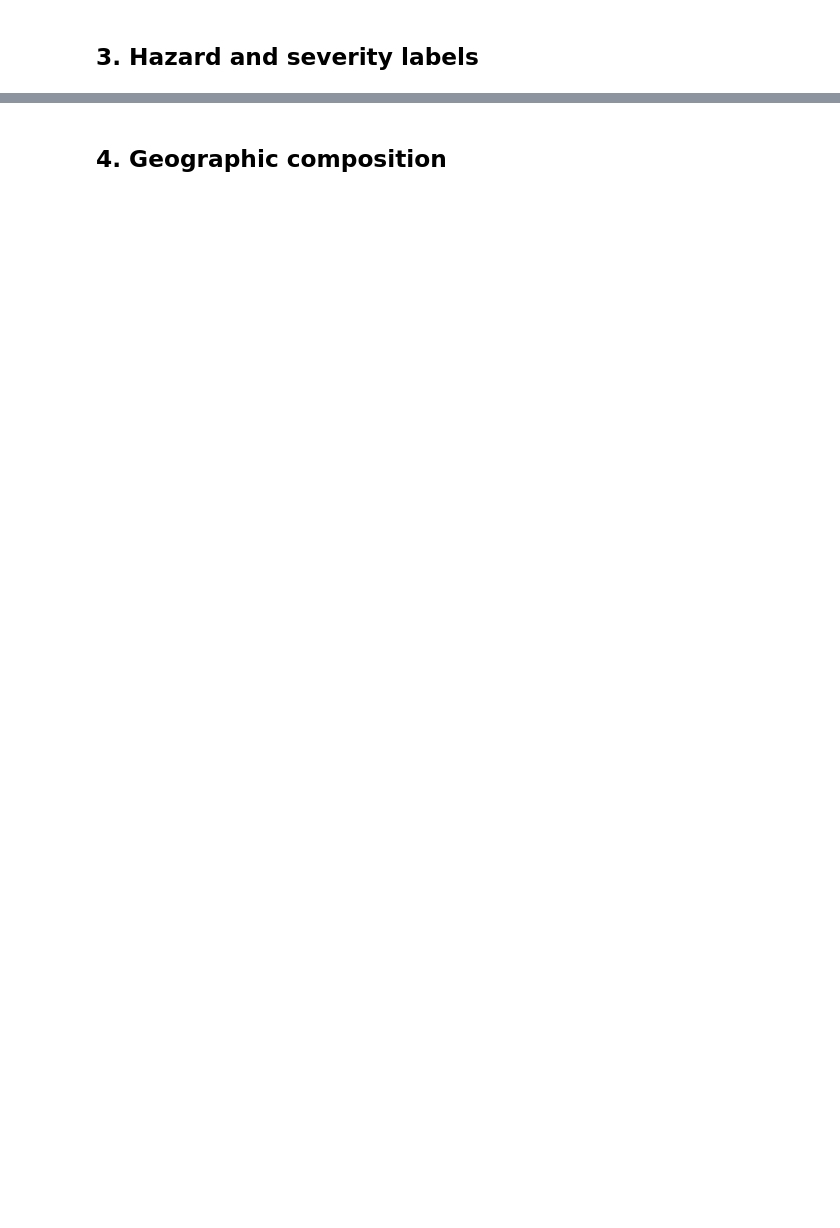
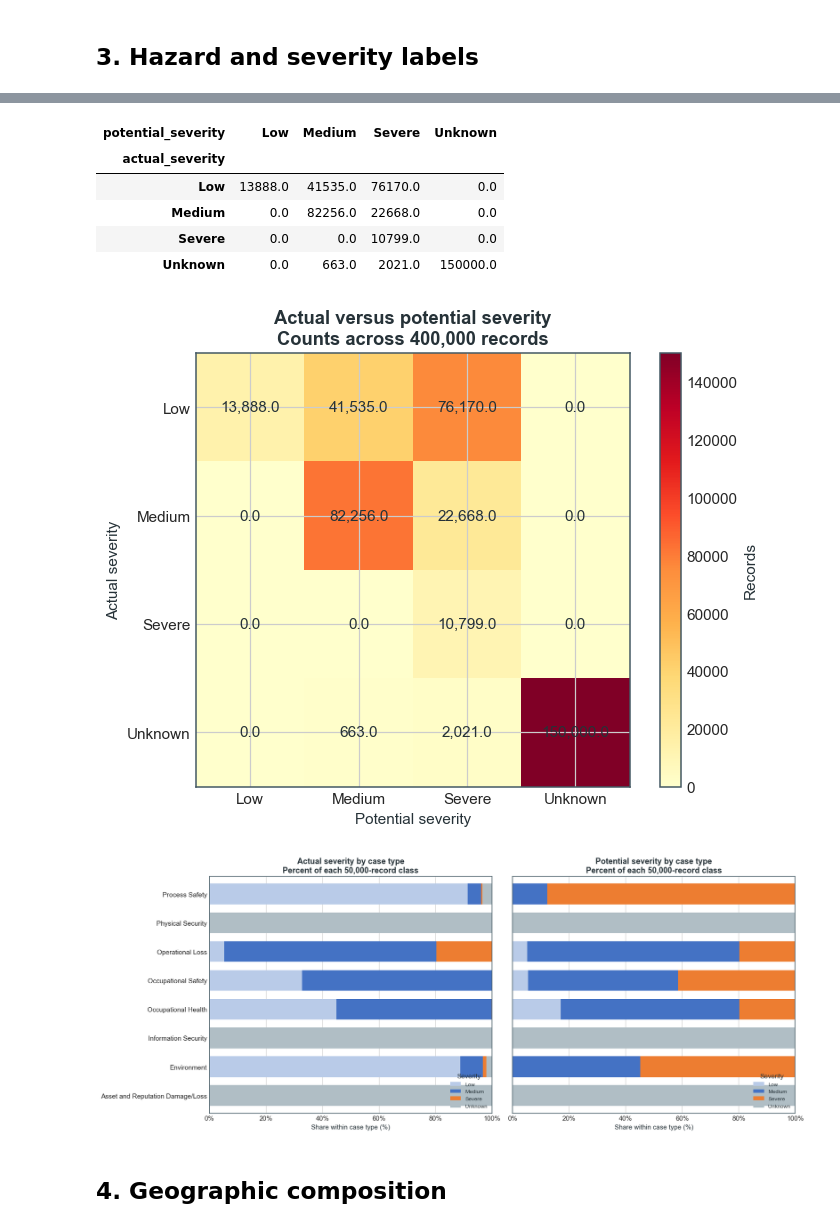
Before and after one commit to ShariarImroze/hsse-chatbot-implement, a Jupyter notebook: notebooks/hsse_exploratory_analysis.ipynb, the cells around one changed output, grey strips where cells are left out. Drawn from its saved outputs; the diff is of its cells as text; code cells hidden in the pictures; blank space fills up the shorter version.

```diff
--- a/notebooks/hsse_exploratory_analysis.ipynb
+++ b/notebooks/hsse_exploratory_analysis.ipynb
@@ -174,33 +343,79 @@ plt.show()
 # %%
 severity = pd.read_sql_query(
     '''
     SELECT actual_severity, potential_severity, COUNT(*) AS records
     FROM incidents
     GROUP BY actual_severity, potential_severity
     ''',
     connection,
 )
 severity_matrix = severity.pivot_table(
     index="actual_severity",
     columns="potential_severity",
     values="records",
     fill_value=0,
 ).reindex(index=["Low", "Medium", "Severe", "Unknown"],
           columns=["Low", "Medium", "Severe", "Unknown"], fill_value=0)
 display(severity_matrix)
 
 fig, ax = plt.subplots(figsize=(6.5, 5))
 image = ax.imshow(severity_matrix, cmap="YlOrRd")
 ax.set_xticks(range(4), severity_matrix.columns)
 ax.set_yticks(range(4), severity_matrix.index)
 ax.set(xlabel="Potential severity", ylabel="Actual severity",
-       title="Actual vs potential severity")
+       title="Actual versus potential severity\nCounts across 400,000 records")
 for i in range(4):
     for j in range(4):
         ax.text(j, i, f"{severity_matrix.iloc[i, j]:,}", ha="center", va="center")
 fig.colorbar(image, ax=ax, label="Records")
 plt.tight_layout()
 plt.show()
+
+severity_by_case = pd.read_sql_query(
+    '''
+    SELECT case_type, actual_severity, potential_severity, COUNT(*) AS records
+    FROM incidents
+    GROUP BY case_type, actual_severity, potential_severity
+    ''',
+    connection,
+)
+severity_order = ["Low", "Medium", "Severe", "Unknown"]
+severity_colors = [
+    COLORS["light_blue"], COLORS["blue"], COLORS["orange"], "#B0BEC5"
+]
+fig, axes = plt.subplots(1, 2, figsize=(15, 6), sharey=True)
+for axis, severity_field, label in [
+    (axes[0], "actual_severity", "Actual severity"),
+    (axes[1], "potential_severity", "Potential severity"),
+]:
+    grouped = (
+        severity_by_case.groupby(["case_type", severity_field])["records"]
+        .sum()
+        .unstack(fill_value=0)
+        .reindex(columns=severity_order, fill_value=0)
+    )
+    grouped_pct = grouped.div(grouped.sum(axis=1), axis=0) * 100
+    grouped_pct.plot.barh(
+        stacked=True, ax=axis, color=severity_colors, width=0.72
+    )
+    axis.set(
+        xlabel="Share within case type (%)", ylabel="",
+        title=f"{label} by case type\nPercent of each 50,000-record class",
+    )
+    axis.set_xlim(0, 100)
+    axis.xaxis.set_major_formatter(PercentFormatter(xmax=100))
+    axis.legend(title="Severity", loc="lower right", fontsize=8)
+plt.tight_layout()
+plt.show()
+# %% [output]
+| potential_severity | Low | Medium | Severe | Unknown |
+| actual_severity |  |  |  |  |
+| Low | 13888.0 | 41535.0 | 76170.0 | 0.0 |
+| Medium | 0.0 | 82256.0 | 22668.0 | 0.0 |
+| Severe | 0.0 | 0.0 | 10799.0 | 0.0 |
+| Unknown | 0.0 | 663.0 | 2021.0 | 150000.0 |
+[figure, added]
+[figure, added]
 # %% [markdown]
 ## 4. Geographic composition
 # %%
```
Also changed, not shown: parts of 15 cells of this notebook, 16 other files.
